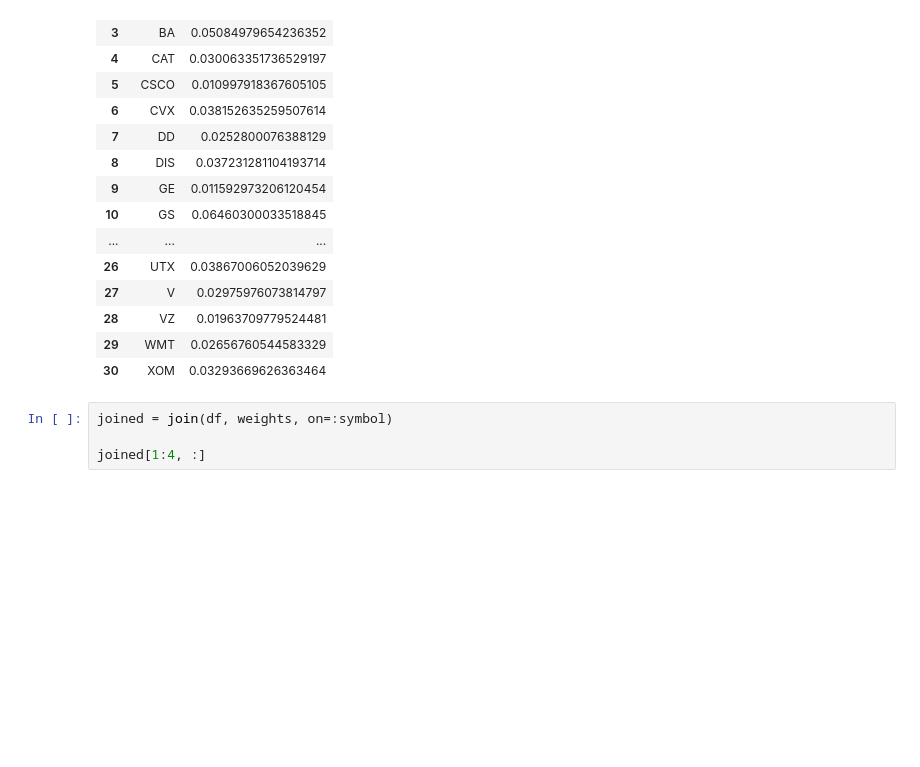
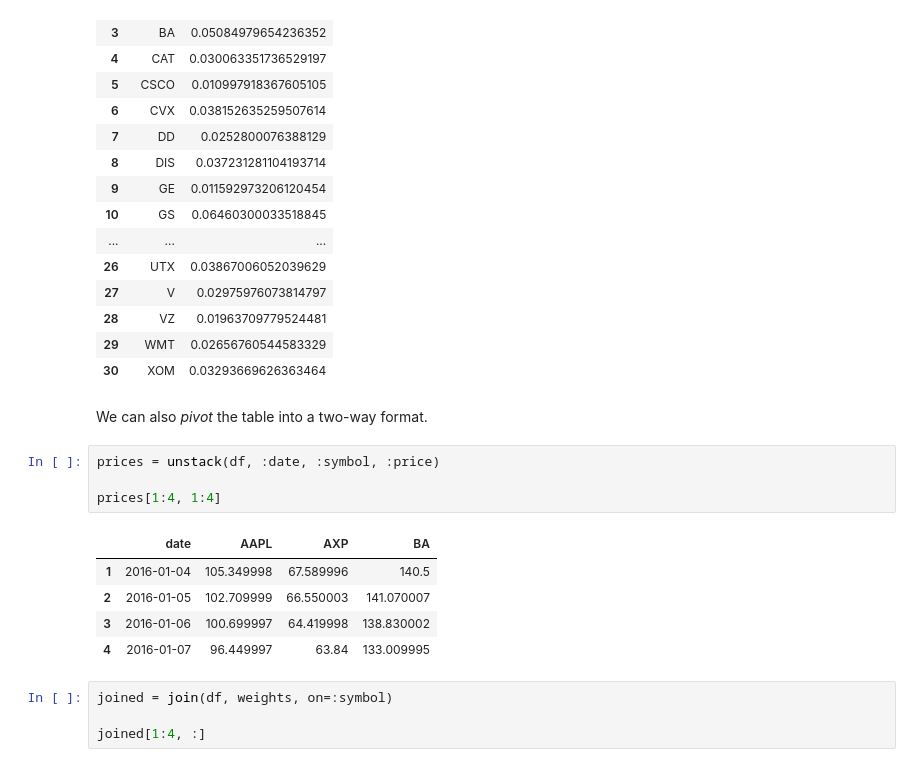
Before and after one commit to daveh19/pydataberlin2017, a Jupyter notebook: indexfund/Index Fund.ipynb, the cells around one changed output. Saved outputs shown, nothing was run; the diff lists cells and outputs as text; blank space fills up the shorter version.

```diff
--- a/indexfund/Index Fund.ipynb
+++ b/indexfund/Index Fund.ipynb
@@ -207,6 +205,18 @@ weights = DataFrame(symbol = avg[:symbol], weight = avg[:avgprice] / sum(avg[:av
 | 28 | VZ | 0.01963709779524481 |
 | 29 | WMT | 0.02656760544583329 |
 | 30 | XOM | 0.03293669626363464 |
+# %% [markdown]
+We can also _pivot_ the table into a two-way format.
+# %%
+prices = unstack(df, :date, :symbol, :price)
+
+prices[1:4, 1:4]
+# %% [output]
+|  | date | AAPL | AXP | BA |
+| 1 | 2016-01-04 | 105.349998 | 67.589996 | 140.5 |
+| 2 | 2016-01-05 | 102.709999 | 66.550003 | 141.070007 |
+| 3 | 2016-01-06 | 100.699997 | 64.419998 | 138.830002 |
+| 4 | 2016-01-07 | 96.449997 | 63.84 | 133.009995 |
 # %%
 joined = join(df, weights, on=:symbol)
 
```
Also changed, not shown: parts of 12 cells of this notebook.
